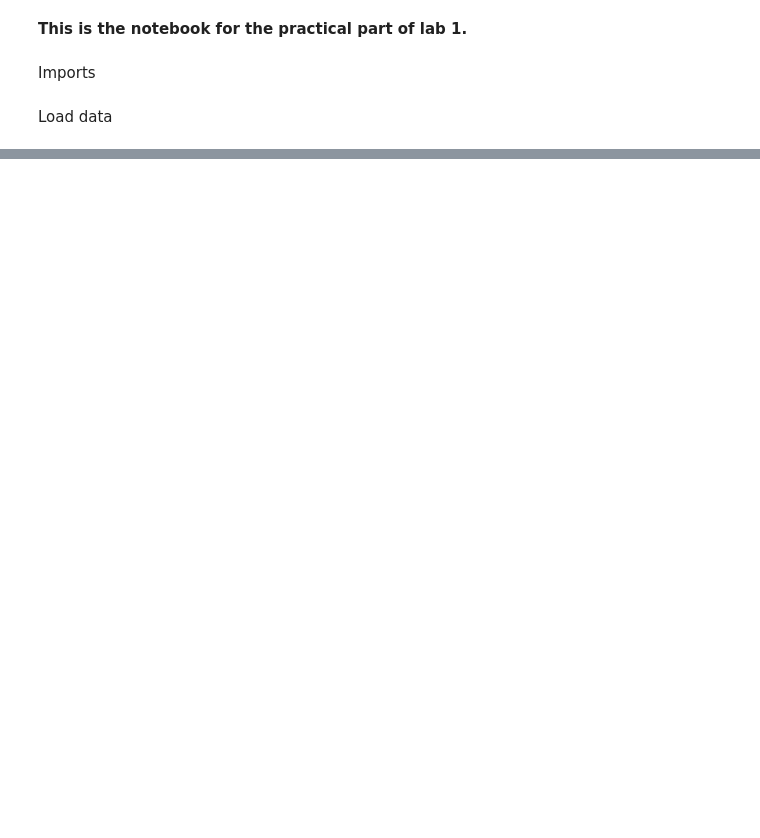
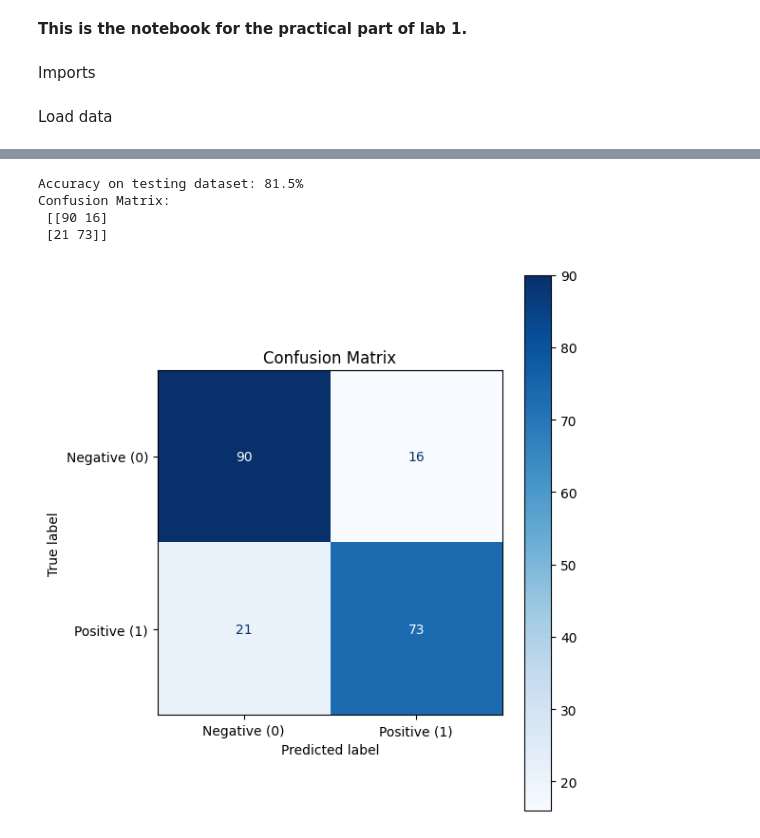
Before and after one commit to juliusatgit/AdvancedDeepLearning, a Jupyter notebook: Lab_1/Practical_1.ipynb, the cells around one changed output, grey strips where cells are left out. Saved outputs shown, nothing was run; the diff lists cells and outputs as text; code cells hidden in the pictures; blank space fills up the shorter version.

```diff
--- a/Lab_1/Practical_1.ipynb
+++ b/Lab_1/Practical_1.ipynb
@@ -48,0 +189,28 @@ validation_y_tensor = torch.from_numpy(np.array(validation_labels)).long()
+# %%
+def plot_confusion_matrix(all_labels=None, all_predictions=None, class_labels=None):
+    if all_labels is None or all_predictions is None:
+        print("Error: all_labels or all_predictions needs to be passed")
+        return
+
+    if class_labels is None:
+        class_labels = ["Negative (0)", "Positive (1)"]  # Default
+
+    # Compute the confusion matrix
+    cm = metrics.confusion_matrix(all_labels, all_predictions)
+    print("Confusion Matrix:\n", cm)
+
+    # Plot it with descriptive labels
+    fig, ax = plt.subplots(figsize=(6, 6))
+    cm_display = metrics.ConfusionMatrixDisplay(confusion_matrix=cm, display_labels=class_labels)
+    cm_display.plot(cmap='Blues', values_format='d', ax=ax)
+
+    plt.title("Confusion Matrix")
+    plt.tight_layout()
+    plt.show()
+# %%
+input_size = train_x_tensor.shape[1]
+model = ANNClassifier(input_size)
+criterion = nn.BCELoss()
+optimizer = optim.AdamW(model.parameters(), lr=0.0005, weight_decay=1e-4)
+
+trained_model = train_model(model, criterion, optimizer, train_loader, val_loader, num_epochs=500)
@@ -48,0 +235,15 @@ validation_y_tensor = torch.from_numpy(np.array(validation_labels)).long()
+# %%
+# Load best model
+model = ANNClassifier(input_size)
+model.load_state_dict(torch.load('amazonclass.pth'))
+
+# Evaluate best model
+_, test_acc, labels, preds = test_model(loader=val_loader, criterion=criterion, input_size=input_size)
+print(f'Accuracy on testing dataset: {test_acc}%')
+plot_confusion_matrix(labels, preds)
+# %% [output]
+Accuracy on testing dataset: 81.5%
+Confusion Matrix:
+ [[90 16]
+ [21 73]]
+[figure, added]
```
Also changed, not shown: parts of 7 cells of this notebook.
